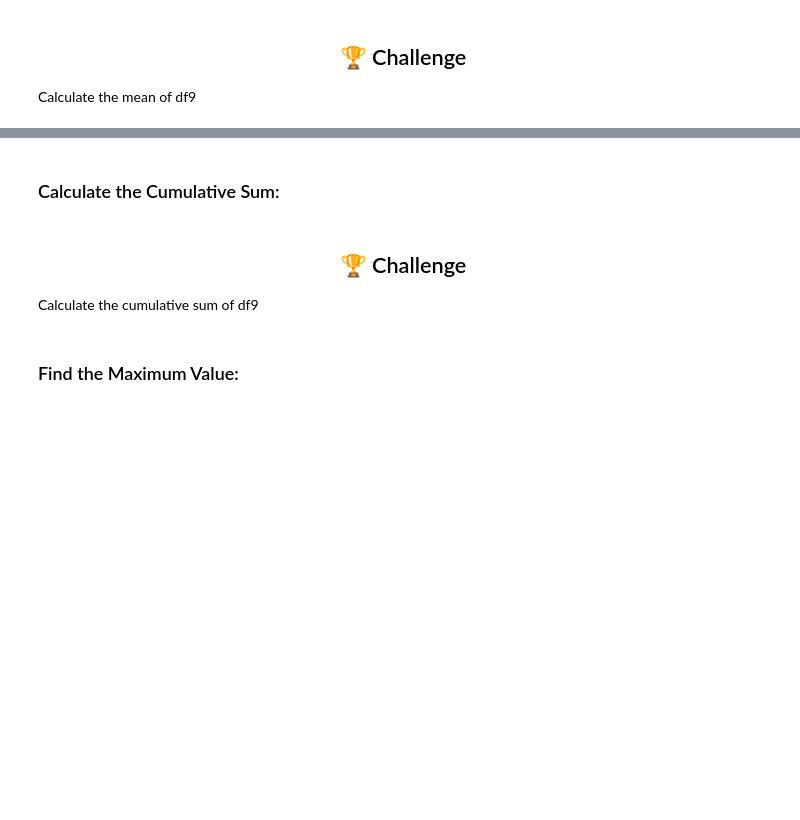
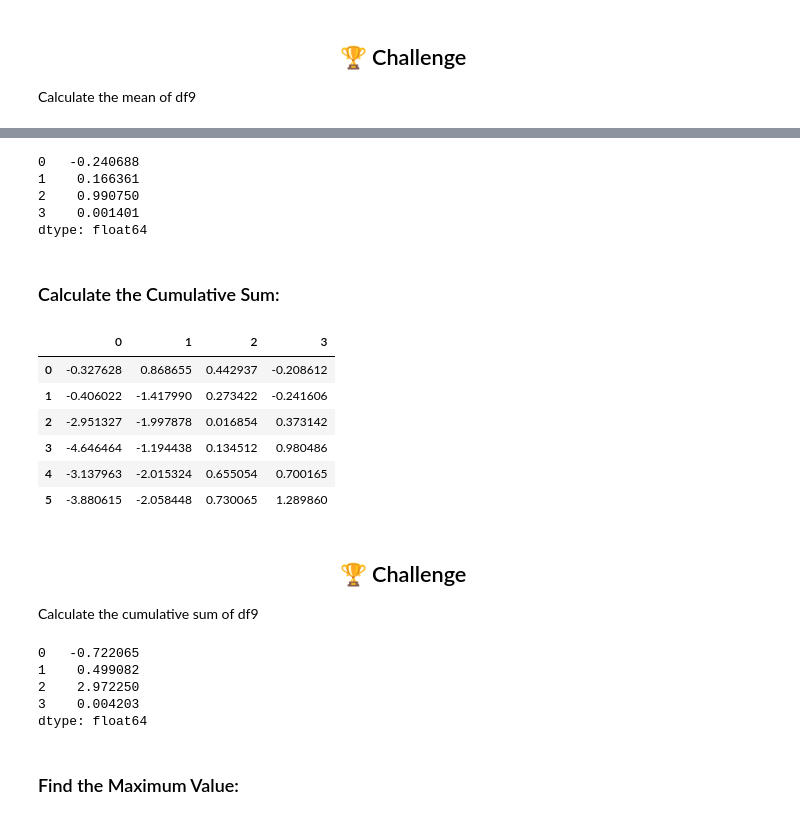
Before and after one commit to carlosaruy/pandasBeginner, a Jupyter notebook: workbook.ipynb, the cells around one changed output, grey strips where cells are left out. Saved outputs shown, nothing was run; the diff lists cells and outputs as text; code cells hidden in the pictures; blank space fills up the shorter version.

Commit message:
mean, sum, cumsum

```diff
--- a/workbook.ipynb
+++ b/workbook.ipynb
@@ -485,9 +506,35 @@ df9
+# %%
+df9.mean()
+# %% [output]
+0   -0.240688
+1    0.166361
+2    0.990750
+3    0.001401
+dtype: float64
 # %% [markdown]
 ### Calculate the Cumulative Sum:
+# %%
+df8.apply(np.cumsum)
+# %% [output]
+|  | 0 | 1 | 2 | 3 |
+| 0 | -0.327628 | 0.868655 | 0.442937 | -0.208612 |
+| 1 | -0.406022 | -1.417990 | 0.273422 | -0.241606 |
+| 2 | -2.951327 | -1.997878 | 0.016854 | 0.373142 |
+| 3 | -4.646464 | -1.194438 | 0.134512 | 0.980486 |
+| 4 | -3.137963 | -2.015324 | 0.655054 | 0.700165 |
+| 5 | -3.880615 | -2.058448 | 0.730065 | 1.289860 |
 # %% [markdown]
 ## <center>🏆 Challenge
 
 Calculate the cumulative sum of df9
+# %%
+df9.sum()
+# %% [output]
+0   -0.722065
+1    0.499082
+2    2.972250
+3    0.004203
+dtype: float64
 # %% [markdown]
 ### Find the Maximum Value:
 # %% [markdown]
```
Also changed, not shown: parts of 3 cells of this notebook.
